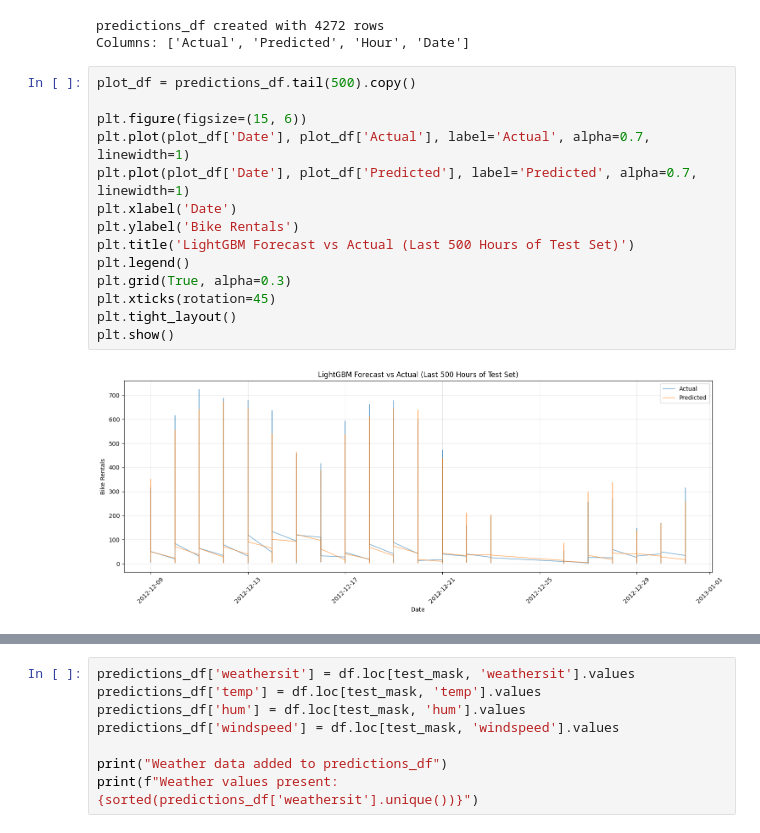
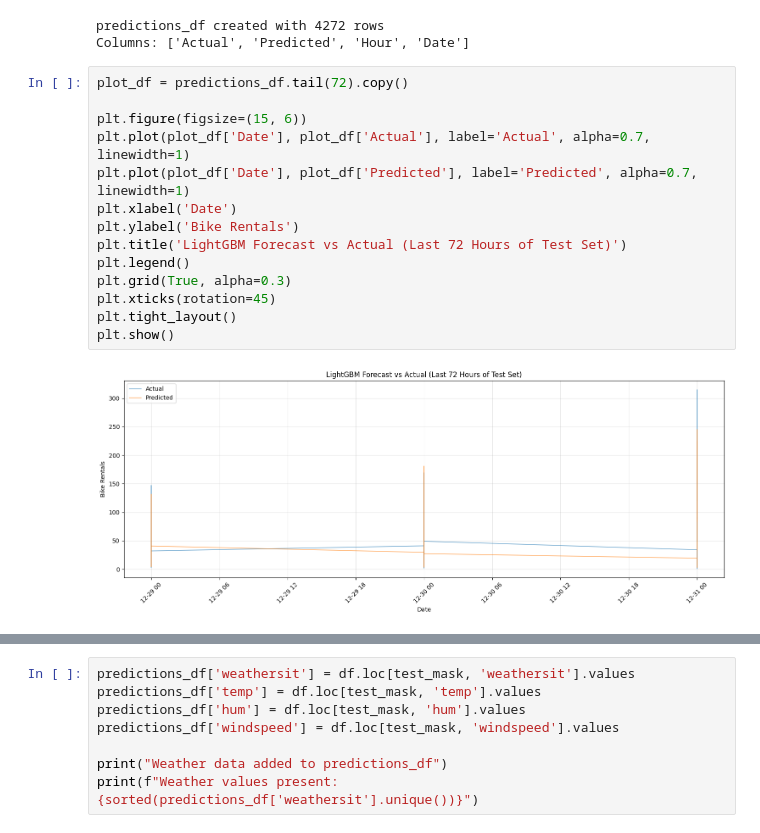
Before and after one commit to boughanmiyoussef/BikeDemand, a Jupyter notebook: notebook/BikeDemand.ipynb, the cells around one changed output, grey strips where cells are left out. Cells and saved outputs as stored; diff of their text form.

```diff
--- a/notebook/BikeDemand.ipynb
+++ b/notebook/BikeDemand.ipynb
@@ -952,21 +952,21 @@ print(f"Columns: {predictions_df.columns.tolist()}")
 predictions_df created with 4272 rows
 Columns: ['Actual', 'Predicted', 'Hour', 'Date']
 # %%
-plot_df = predictions_df.tail(500).copy()
+plot_df = predictions_df.tail(72).copy()
 
 plt.figure(figsize=(15, 6))
 plt.plot(plot_df['Date'], plot_df['Actual'], label='Actual', alpha=0.7, linewidth=1)
 plt.plot(plot_df['Date'], plot_df['Predicted'], label='Predicted', alpha=0.7, linewidth=1)
 plt.xlabel('Date')
 plt.ylabel('Bike Rentals')
-plt.title('LightGBM Forecast vs Actual (Last 500 Hours of Test Set)')
+plt.title('LightGBM Forecast vs Actual (Last 72 Hours of Test Set)')
 plt.legend()
 plt.grid(True, alpha=0.3)
 plt.xticks(rotation=45)
 plt.tight_layout()
 plt.show()
 # %% [output]
-[figure, old version]
+[figure, new version]
 # %%
 predictions_df['Hour'] = df.loc[test_mask, 'hr_num'].values
 predictions_df['Error'] = abs(predictions_df['Actual'] - predictions_df['Predicted'])
```
Also changed, not shown: parts of 11 cells of this notebook.
